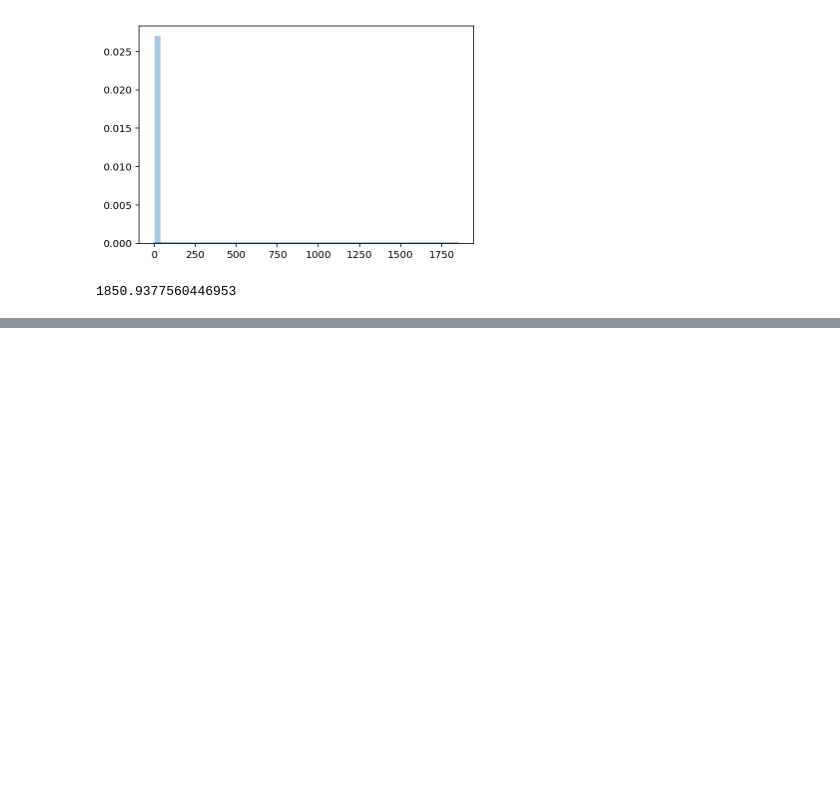
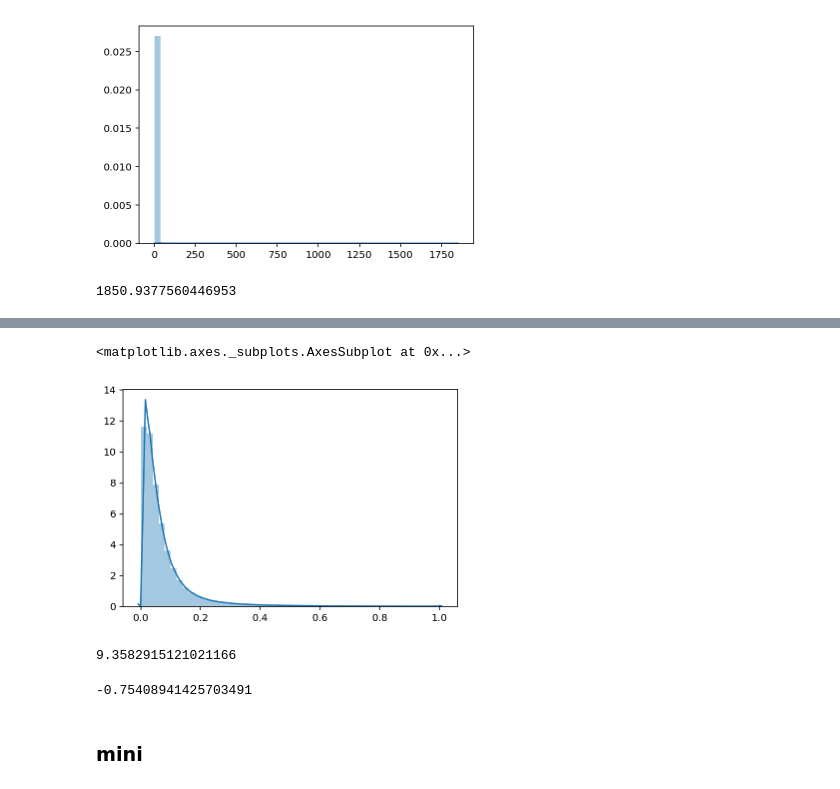
Before and after one commit to xkuang/deep_alchemy_furnace, a Jupyter notebook: COPA/FINAL/CausalNet/CausalPMI.ipynb, the cells around one changed output, grey strips where cells are left out. Saved outputs shown, nothing was run; the diff lists cells and outputs as text; code cells hidden in the pictures; blank space fills up the shorter version.

```diff
--- a/COPA/FINAL/CausalNet/CausalPMI.ipynb
+++ b/COPA/FINAL/CausalNet/CausalPMI.ipynb
@@ -552,0 +551,16 @@ normScore
+# %%
+Min = 0.03
+Max = 10
+# %%
+newPair = []
+newScore = []
+for i in range(len(trainScore)):
+    if trainScore[i] >= Min and trainScore[i] <= Max:
+        newPair.append(trainPair[i])
+        newScore.append(trainScore[i])
+normScore = [(s-Min)/(Max-Min) for s in newScore]
+# %%
+sns.distplot(normScore, rug=False)
+# %% [output]
+<matplotlib.axes._subplots.AxesSubplot at 0x...>
+[figure, added]
@@ -552,0 +572,10 @@ normScore
+# %%
+max(zScore)
+# %% [output]
+9.3582915121021166
+# %%
+min(zScore)
+# %% [output]
+-0.75408941425703491
+# %% [markdown]
+### mini
```
Also changed, not shown: parts of 41 cells of this notebook, 11 other files.
